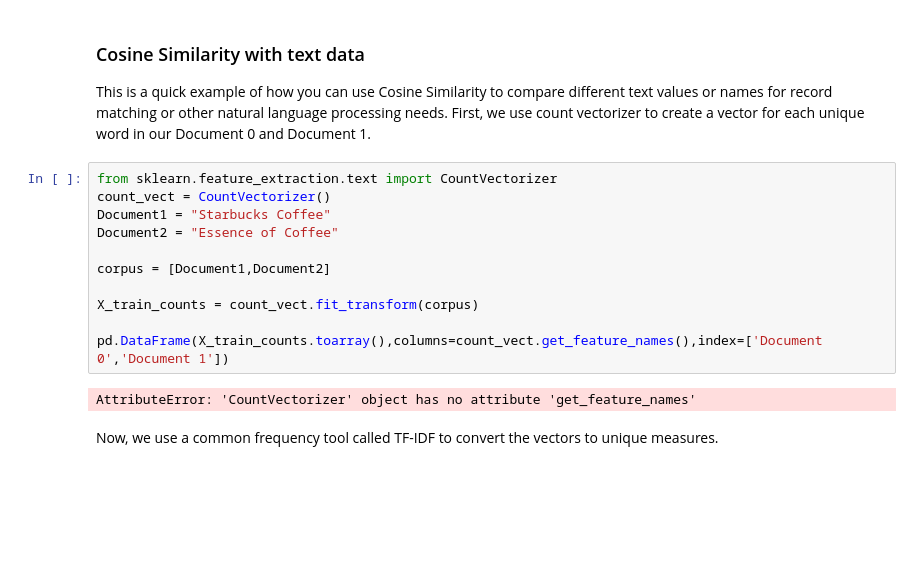
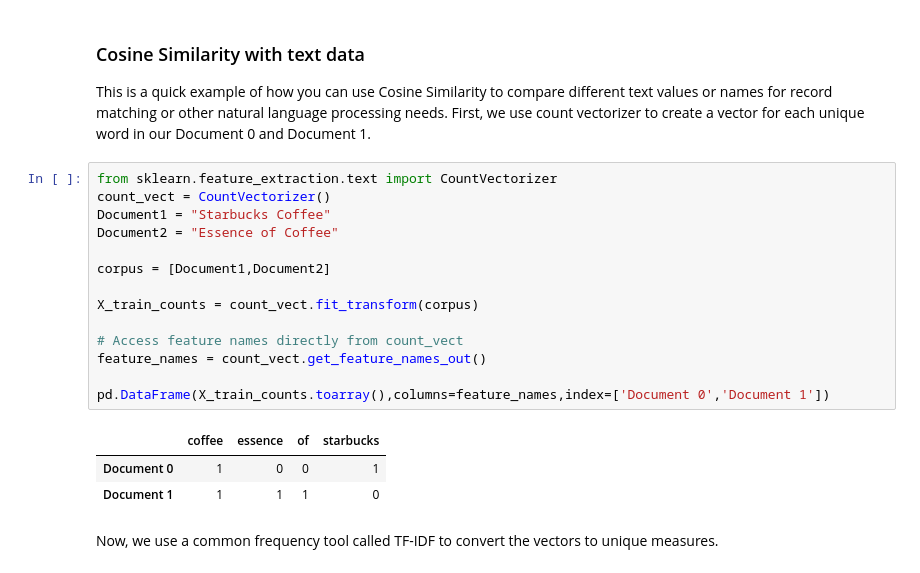
Before and after one commit to amoutafian/cosine_similarity_case_study, a Jupyter notebook: Cosine_Similarity_Case_Study.ipynb, the cells around one changed output. Saved outputs shown, nothing was run; the diff lists cells and outputs as text; blank space fills up the shorter version.

```diff
--- a/Cosine_Similarity_Case_Study.ipynb
+++ b/Cosine_Similarity_Case_Study.ipynb
@@ -100,16 +100,21 @@ First, we use count vectorizer to create a vector for each unique word in our Do
 # %%
 from sklearn.feature_extraction.text import CountVectorizer
 count_vect = CountVectorizer()
 Document1 = "Starbucks Coffee"
 Document2 = "Essence of Coffee"
 
 corpus = [Document1,Document2]
 
 X_train_counts = count_vect.fit_transform(corpus)
 
-pd.DataFrame(X_train_counts.toarray(),columns=count_vect.get_feature_names(),index=['Document 0','Document 1'])
+# Access feature names directly from count_vect
+feature_names = count_vect.get_feature_names_out()
+
+pd.DataFrame(X_train_counts.toarray(),columns=feature_names,index=['Document 0','Document 1'])
 # %% [output]
-AttributeError: 'CountVectorizer' object has no attribute 'get_feature_names'
+|  | coffee | essence | of | starbucks |
+| Document 0 | 1 | 0 | 0 | 1 |
+| Document 1 | 1 | 1 | 1 | 0 |
 # %% [markdown]
 Now, we use a common frequency tool called TF-IDF to convert the vectors to unique measures.
 # %%
```
